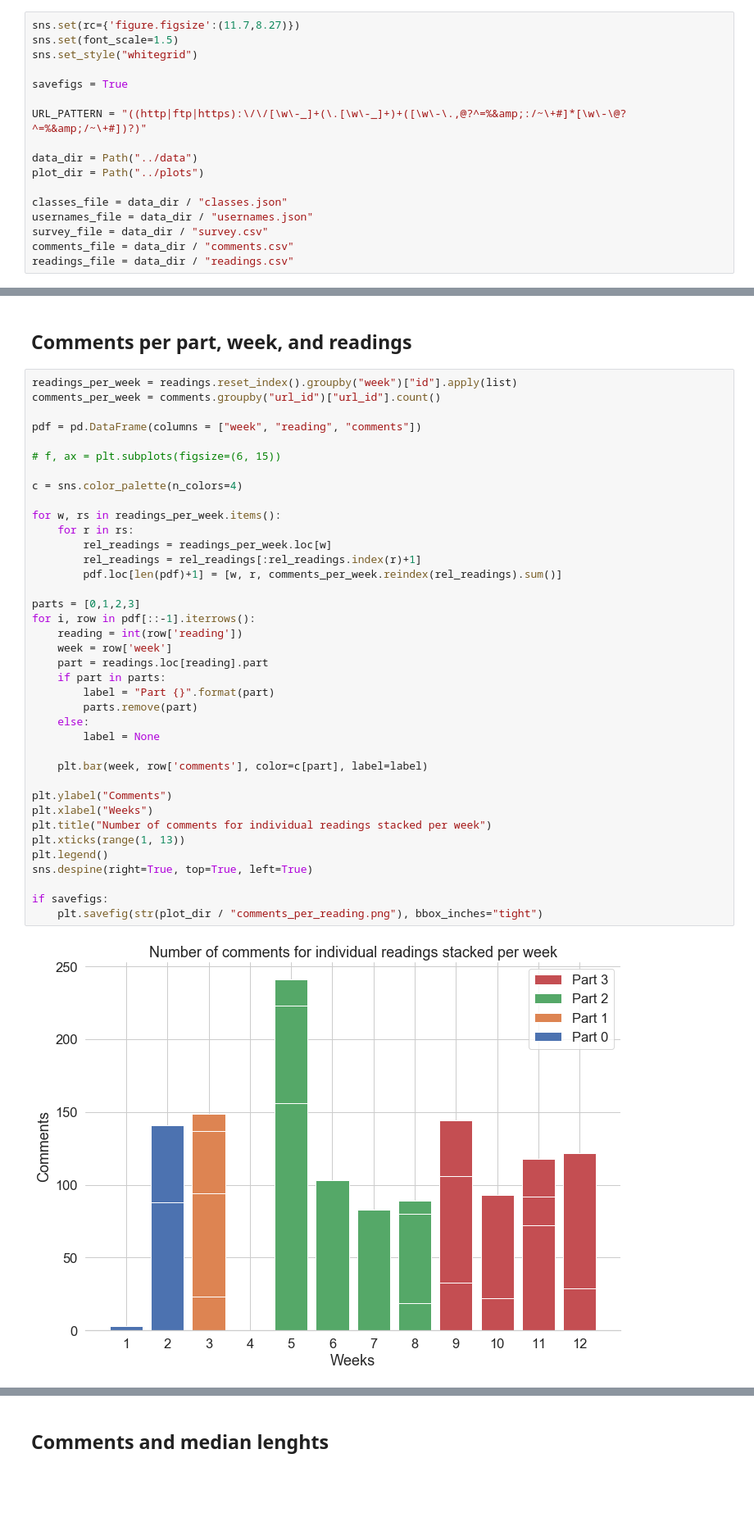
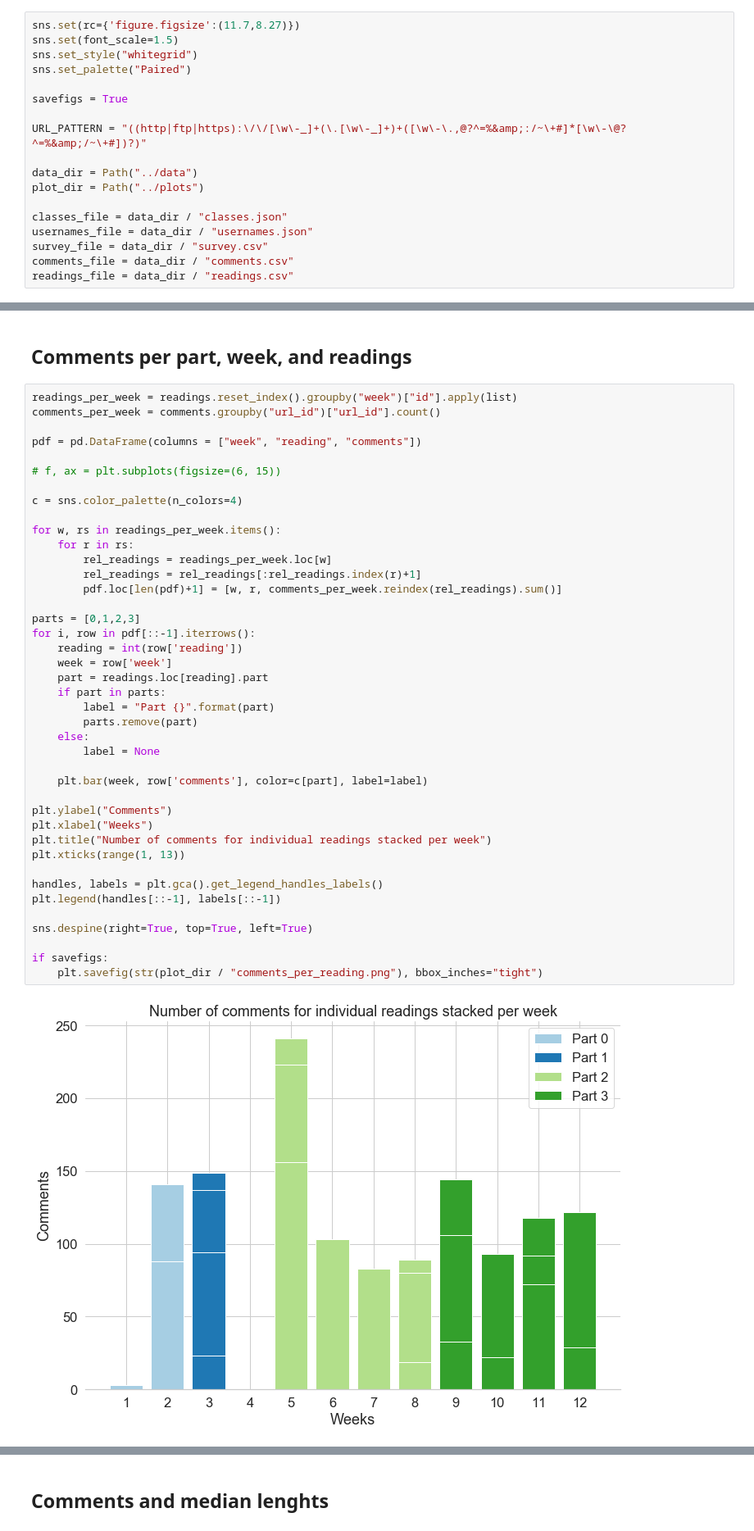
Before and after one commit to Bubblbu/public-knowledge-annotations, a Jupyter notebook: code/results.ipynb, the cells around one changed output, grey strips where cells are left out. Shown at 82% size. Saved outputs shown, nothing was run; the diff lists cells and outputs as text; blank space fills up the shorter version.

```diff
--- a/code/results.ipynb
+++ b/code/results.ipynb
@@ -17,6 +18,7 @@ import seaborn as sns
 sns.set(rc={'figure.figsize':(11.7,8.27)})
 sns.set(font_scale=1.5)
 sns.set_style("whitegrid")
+sns.set_palette("Paired")
 
 savefigs = True
 
@@ -166,32 +213,35 @@ pdf = pd.DataFrame(columns = ["week", "reading", "comments"])
 c = sns.color_palette(n_colors=4)
 
 for w, rs in readings_per_week.items():
     for r in rs:
         rel_readings = readings_per_week.loc[w]
         rel_readings = rel_readings[:rel_readings.index(r)+1]
         pdf.loc[len(pdf)+1] = [w, r, comments_per_week.reindex(rel_readings).sum()]
 
 parts = [0,1,2,3]
 for i, row in pdf[::-1].iterrows():
     reading = int(row['reading'])
     week = row['week']
     part = readings.loc[reading].part
     if part in parts:
         label = "Part {}".format(part)
         parts.remove(part)
     else:
         label = None
 
     plt.bar(week, row['comments'], color=c[part], label=label)
 
 plt.ylabel("Comments")
 plt.xlabel("Weeks")
 plt.title("Number of comments for individual readings stacked per week")
 plt.xticks(range(1, 13))
-plt.legend()
+
+handles, labels = plt.gca().get_legend_handles_labels()
+plt.legend(handles[::-1], labels[::-1])
+
 sns.despine(right=True, top=True, left=True)
 
 if savefigs:
     plt.savefig(str(plot_dir / "comments_per_reading.png"), bbox_inches="tight")
 # %% [output]
-[figure, old version]
+[figure, new version]
```
Also changed, not shown: parts of 13 cells of this notebook, 12 other files.
